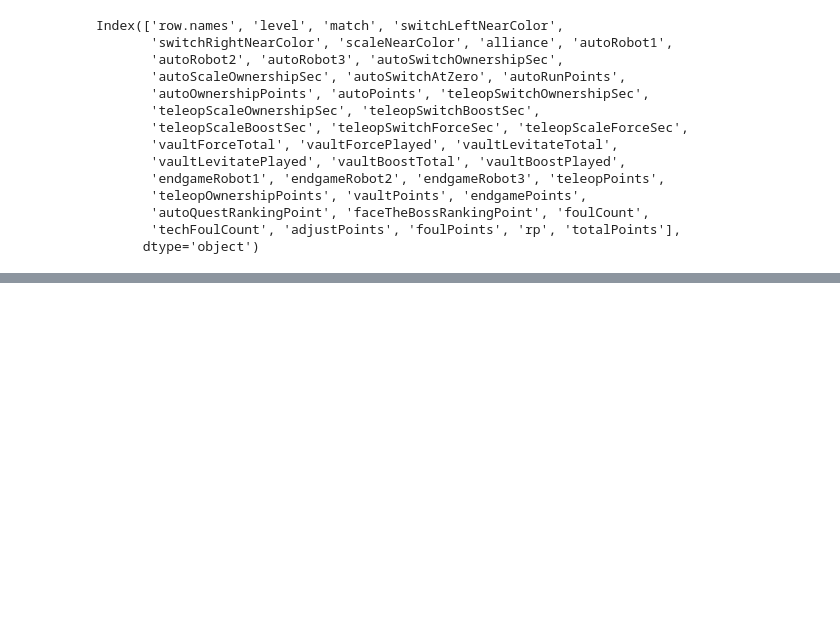
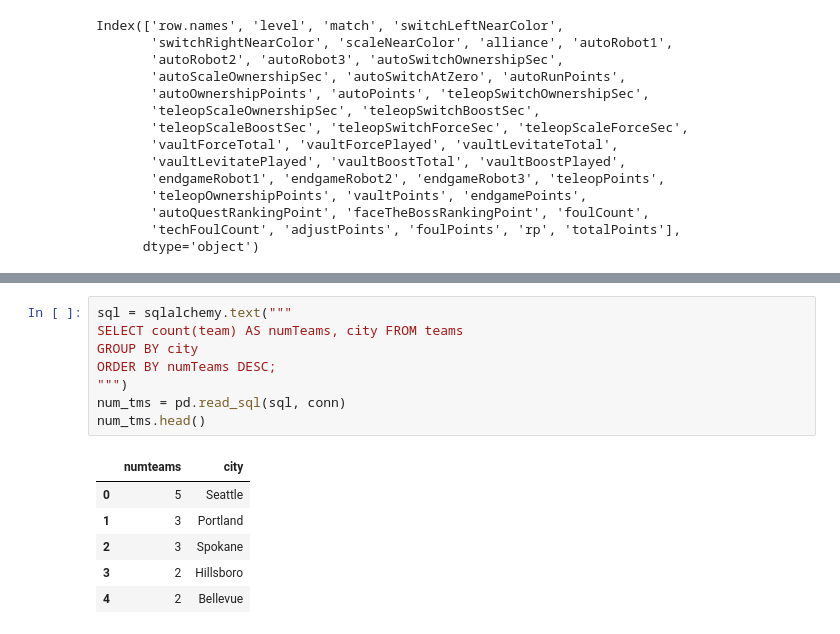
Before and after one commit to irs1318dev/python_class, a Jupyter notebook: 11_SQL2/sqlalchemy.ipynb, the cells around one changed output, grey strips where cells are left out. Drawn from its saved outputs; the diff is of its cells as text; blank space fills up the shorter version.

```diff
--- a/11_SQL2/sqlalchemy.ipynb
+++ b/11_SQL2/sqlalchemy.ipynb
@@ -142,0 +272,15 @@ Index(['row.names', 'level', 'match', 'switchLeftNearColor',
+# %%
+sql = sqlalchemy.text("""
+SELECT count(team) AS numTeams, city FROM teams
+GROUP BY city
+ORDER BY numTeams DESC;
+""")
+num_tms = pd.read_sql(sql, conn)
+num_tms.head()
+# %% [output]
+|  | numteams | city |
+| 0 | 5 | Seattle |
+| 1 | 3 | Portland |
+| 2 | 3 | Spokane |
+| 3 | 2 | Hillsboro |
+| 4 | 2 | Bellevue |
```
Also changed, not shown: parts of 11 cells of this notebook, 46 other files.
